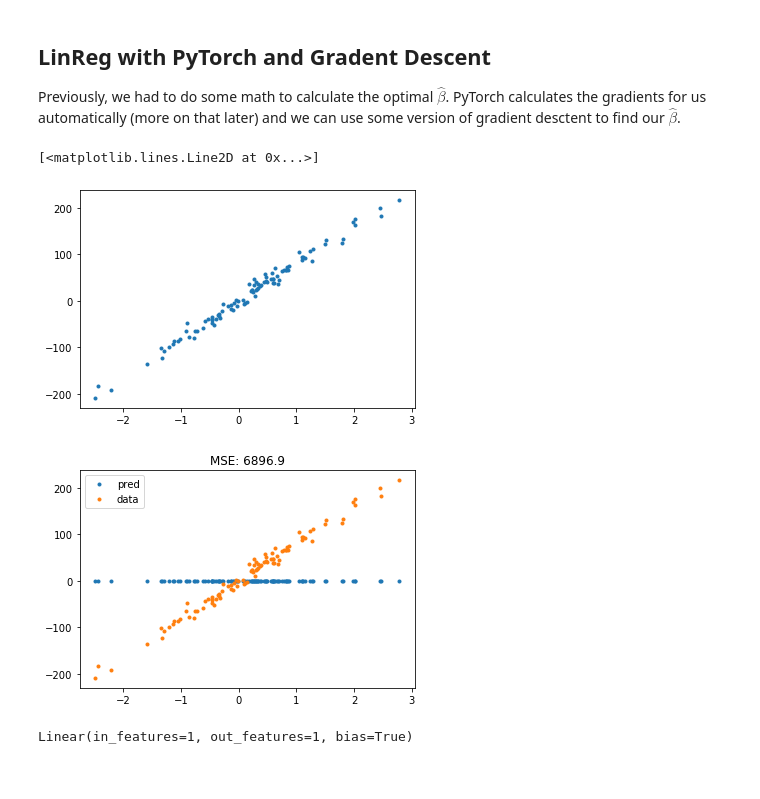
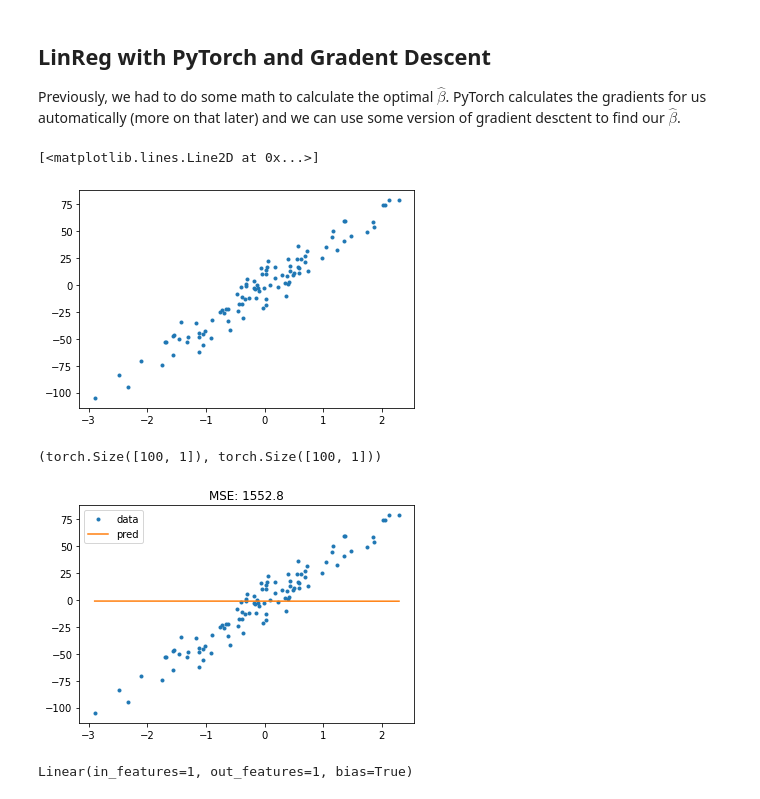
Before and after one commit to sotte/pytorch_tutorial, a Jupyter notebook: notebooks/machine_learning_101.ipynb, the cells around one changed output. Cells and saved outputs as stored; diff of their text form; code cells hidden in the pictures.

```diff
--- a/notebooks/machine_learning_101.ipynb
+++ b/notebooks/machine_learning_101.ipynb
@@ -102,14 +104,20 @@ X, y = make_regression(
     noise=10,
 )
 
+dom_np = np.linspace(X.min(), X.max(), 20)
+dom = torch.from_numpy(dom_np).unsqueeze(-1).float()
+
 fix, ax = plt.subplots()
 ax.plot(X, y, ".")
 # %% [output]
 [<matplotlib.lines.Line2D at 0x...>]
-[figure, old version]
+[figure, new version]
 # %%
 X = torch.from_numpy(X).float()
-y = torch.from_numpy(y.reshape((n_samples, n_features))).float()
+y = torch.from_numpy(y).float().unsqueeze(-1)
+X.shape, y.shape
+# %% [output]
+(torch.Size([100, 1]), torch.Size([100, 1]))
 # %%
 from torch import nn
 
@@ -124,36 +132,36 @@ class LinReg(nn.Module):
 
 model = LinReg(n_features)
 # %%
-criterion = nn.MSELoss()
+loss_fn = nn.MSELoss()
 # %%
 from torch import optim
 
-optimizer = optim.SGD(model.parameters(), lr=0.00001)
+optimizer = optim.SGD(model.parameters(), lr=0.01)
 # %%
 # Train step
 model.train()
 optimizer.zero_grad()
 
 y_ = model(X)
 
-loss = criterion(y_, y)
+loss = loss_fn(y_, y)
 loss.backward()
 optimizer.step()
 
 # Eval
 model.eval()
 with torch.no_grad():
-    y_ = model(X)
+    y_ = model(dom)
 
 
 # Vis
 fig, ax = plt.subplots()
-ax.plot(X.numpy(), y_.numpy(), ".", label="pred")
 ax.plot(X.numpy(), y.numpy(), ".", label="data")
+ax.plot(dom_np, y_.numpy(), "-", label="pred")
 ax.set_title(f"MSE: {loss.item():0.1f}")
 ax.legend();
 # %% [output]
-[figure, old version]
+[figure, new version]
 # %%
 model.beta
 # %% [output]
```
Also changed, not shown: parts of 10 cells of this notebook, 10 other files.
